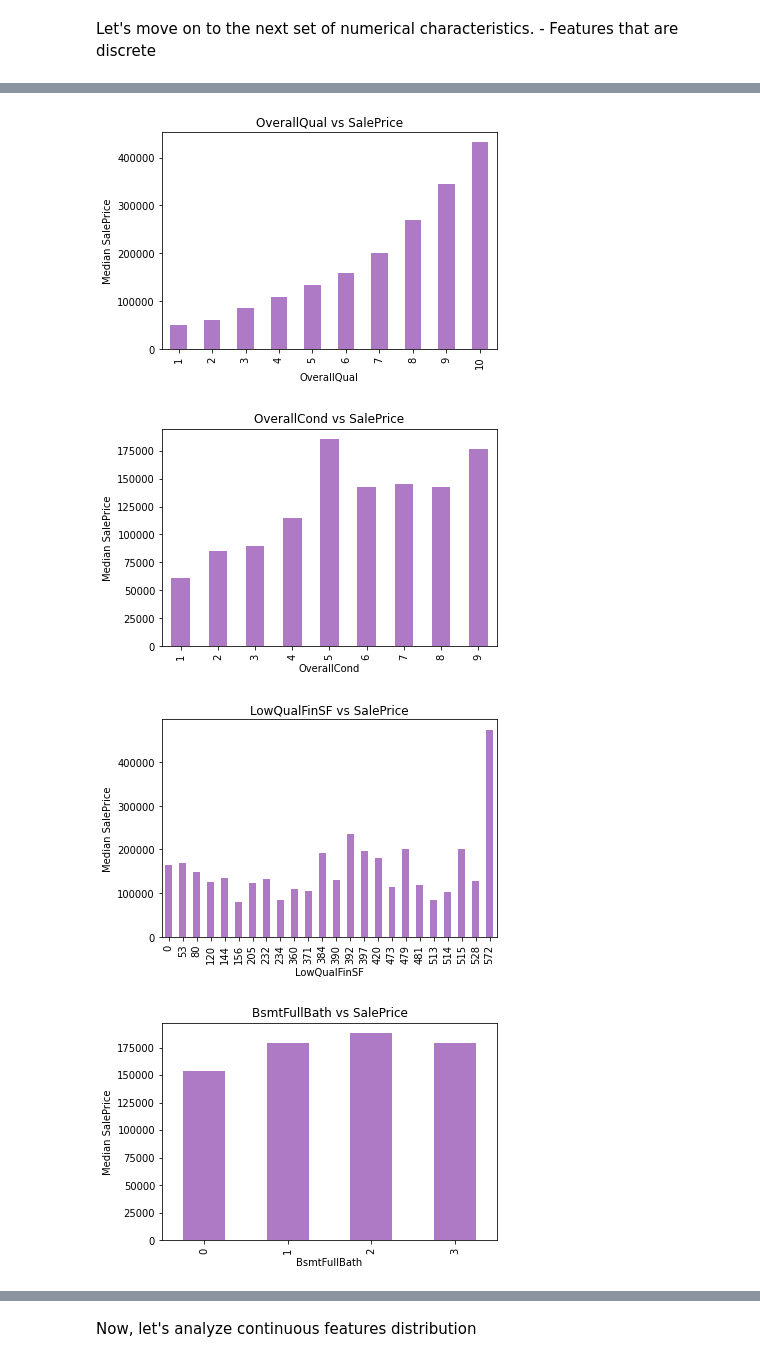
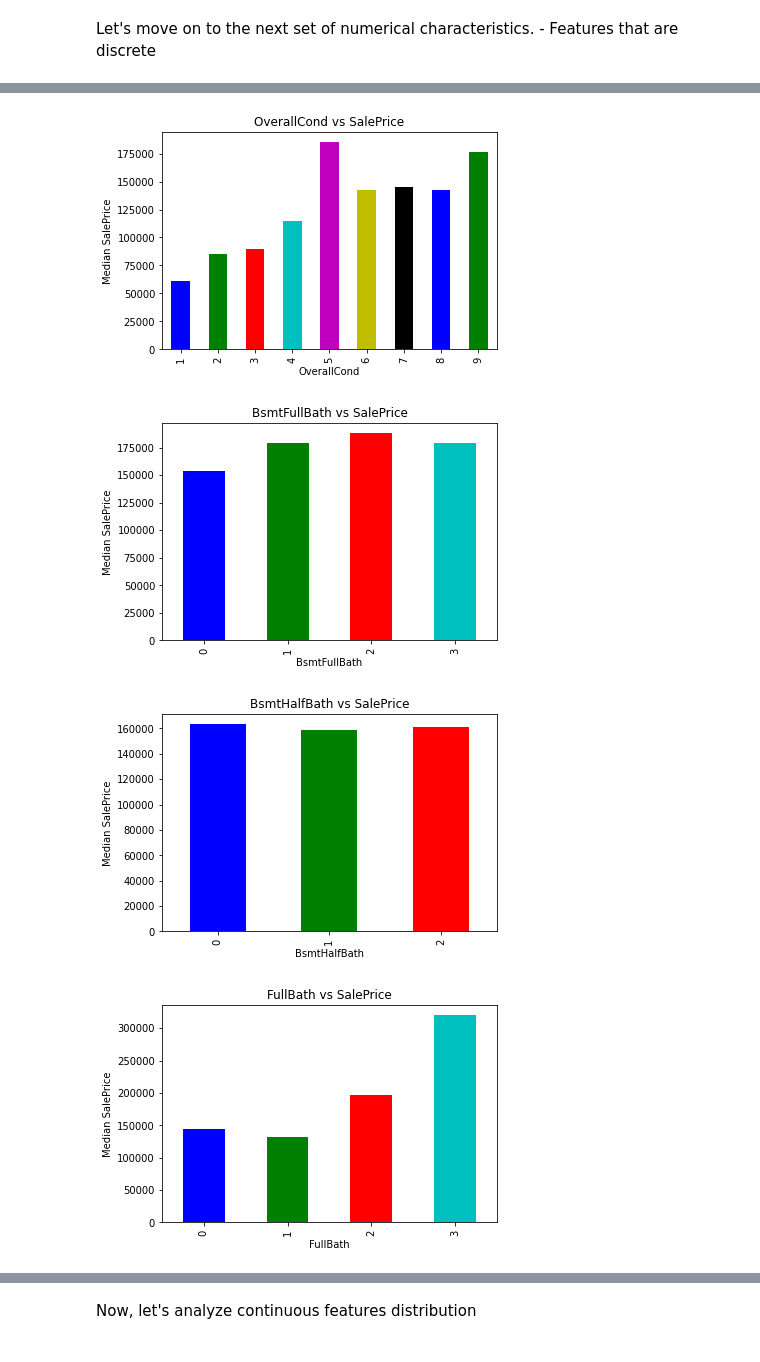
Before and after one commit to swapnilsethi/House-Price-Prediction-Kaggle-Competition, a Jupyter notebook: House_Price_Predication_EDA.ipynb, the cells around one changed output, grey strips where cells are left out. Cells and saved outputs as stored; diff of their text form; code cells hidden in the pictures.

```diff
--- a/House_Price_Predication_EDA.ipynb
+++ b/House_Price_Predication_EDA.ipynb
@@ -79,11 +79,14 @@ data = data.drop(['MiscFeature','PoolQC', 'Alley','Fence'], 1) #drop columns hav
 # Relationship between null values and sales price.
 features_with_na=[features for features in data.columns if data[features].isnull().sum()>1]
 nulldata = data.copy()
-
+fig, axs = plt.subplots(1, len(features_with_na), figsize=(30, 5))
+colors = ['b','g','r','c','m','y','k']
+i=0
 for feature in features_with_na:
-    nulldata[feature] = np.where(nulldata[feature].isnull(), 1, 0)  # 1 indicates observation was missing or zero otherwise
-    grouped_data = nulldata.groupby(feature)['SalePrice'].median().plot.bar() # Median SalePrice where the information is missing or present
+    nulldata[feature] = np.where(nulldata[feature].isnull(), 'Null', 'Non-Null')
+    grouped_data = nulldata.groupby(feature)['SalePrice'].median().plot.bar(ax=axs[i], color=colors[i%len(colors)]) # Median SalePrice where the information is missing or present
     plt.title(feature)
-    print('0: Non-Null values, 1: Null values')
-    plt.show()
+    plt.ylabel('Median Sale Price')
+    i+=1
+plt.show()
 # %% [output]
@@ -106,7 +97,7 @@ Here the relationship between missing data and the dependent variable(SalePrice)
 Let us now attempt to comprehend numerical aspects in data.
 # %%
 numerical_features = data.select_dtypes(exclude='object')
-numerical_features = numerical_features.drop('SalePrice', 1). #SalePrice in dependent variable
+numerical_features = numerical_features.drop('SalePrice', 1) #SalePrice in dependent variable
 # %%
 numerical_features.shape
 # %% [output]
@@ -198,5 +214,5 @@ We may deduce from the graphs above that property prices are falling as the age
 Let's move on to the next set of numerical characteristics. - Features that are discrete
 # %%
 # discrete features
-discrete_feature = [feature for feature in numerical_features if len(data[feature].unique())<25 and feature not in temporal_feature+['Id']+['SalePrice']]
+discrete_feature = [feature for feature in numerical_features if len(data[feature].unique())<15 and feature not in temporal_feature+['Id']+['SalePrice']]
 # %% [markdown]
@@ -215,7 +231,7 @@ Now, let's try to understand relationship between discreate feature values and S
 # %%
 for feature in discrete_feature:
     dataset = data.copy()
-    dataset.groupby(feature)['SalePrice'].median().plot.bar(color= '#AF7AC5')
+    dataset.groupby(feature)['SalePrice'].median().plot.bar(color= colors)
     plt.xlabel(feature)
     plt.ylabel('Median SalePrice')
     plt.title(feature + ' vs SalePrice')
@@ -225,4 +241,4 @@ for feature in discrete_feature:
-[figure, old version]
+[figure, new version]
-[figure, old version]
+[figure, new version]
-[figure, old version]
+[figure, new version]
-[figure, old version]
+[figure, new version]
```
Also changed, not shown: parts of 17 cells of this notebook.
